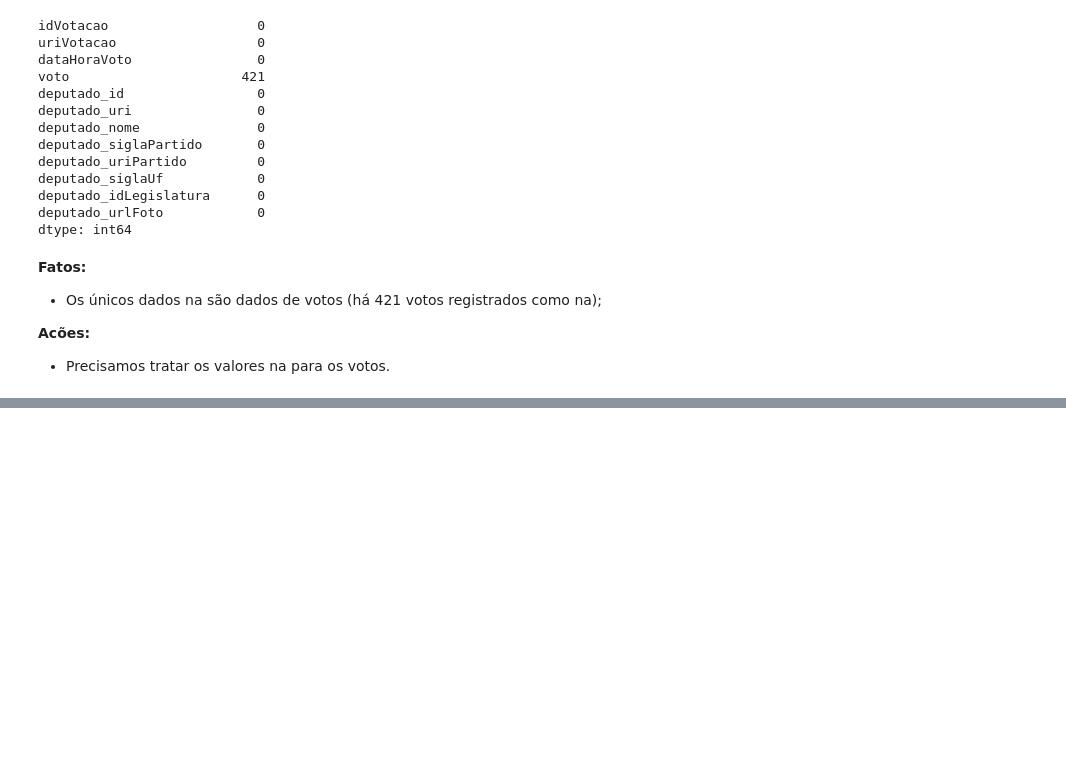
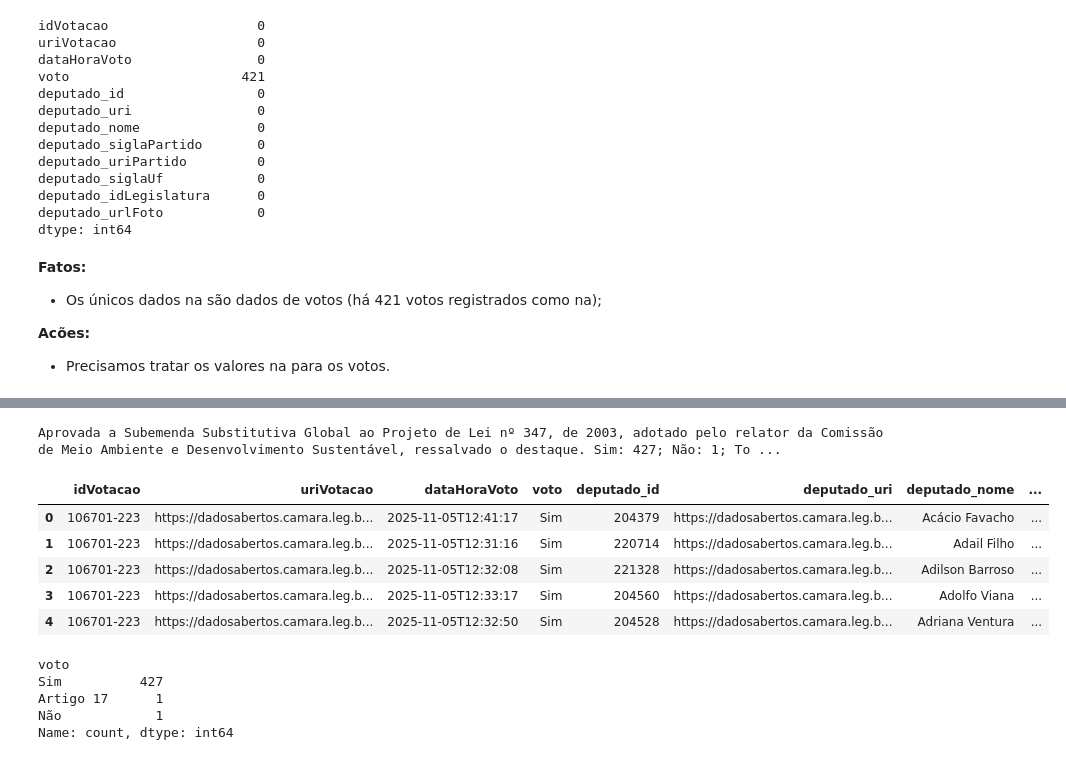
Before and after one commit to brucelucien/2026-02-ppgi-ia-trabalho-final, a Jupyter notebook: codigo/etapa_02_entendimento_dos_dados.ipynb, the cells around one changed output, grey strips where cells are left out. Cells and saved outputs as stored; diff of their text form; code cells hidden in the pictures; blank space fills up the shorter version.

```diff
--- a/codigo/etapa_02_entendimento_dos_dados.ipynb
+++ b/codigo/etapa_02_entendimento_dos_dados.ipynb
@@ -159,0 +250,22 @@ dtype: int64
+# %%
+print(votacao_exemplo["descricao"].values[0])
+# %% [output]
+Aprovada a Subemenda Substitutiva Global ao Projeto de Lei nº 347, de 2003, adotado pelo relator da Comissão de Meio Ambiente e Desenvolvimento Sustentável, ressalvado o destaque. Sim: 427; Não: 1; To ...
+# %%
+votos_votacao_exemplo = df_votos[df_votos["idVotacao"] == VOTACAO_EXEMPLO_ID]
+votos_votacao_exemplo.head(5)
+# %% [output]
+|  | idVotacao | uriVotacao | dataHoraVoto | voto | deputado_id | deputado_uri | deputado_nome | ... |
+| 0 | 106701-223 | https://dadosabertos.camara.leg.b... | 2025-11-05T12:41:17 | Sim | 204379 | https://dadosabertos.camara.leg.b... | Acácio Favacho | ... |
+| 1 | 106701-223 | https://dadosabertos.camara.leg.b... | 2025-11-05T12:31:16 | Sim | 220714 | https://dadosabertos.camara.leg.b... | Adail Filho | ... |
+| 2 | 106701-223 | https://dadosabertos.camara.leg.b... | 2025-11-05T12:32:08 | Sim | 221328 | https://dadosabertos.camara.leg.b... | Adilson Barroso | ... |
+| 3 | 106701-223 | https://dadosabertos.camara.leg.b... | 2025-11-05T12:33:17 | Sim | 204560 | https://dadosabertos.camara.leg.b... | Adolfo Viana | ... |
+| 4 | 106701-223 | https://dadosabertos.camara.leg.b... | 2025-11-05T12:32:50 | Sim | 204528 | https://dadosabertos.camara.leg.b... | Adriana Ventura | ... |
+# %%
+votos_votacao_exemplo["voto"].value_counts()
+# %% [output]
+voto
+Sim          427
+Artigo 17      1
+Não            1
+Name: count, dtype: int64
```
Also changed, not shown: parts of 37 cells of this notebook, 3 other files.
